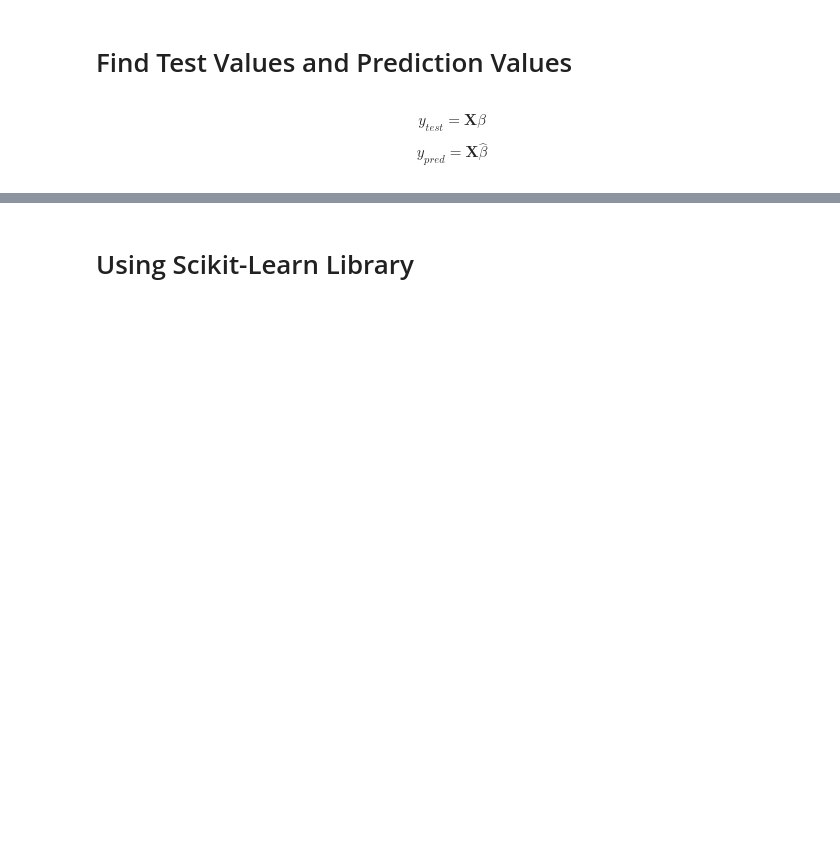
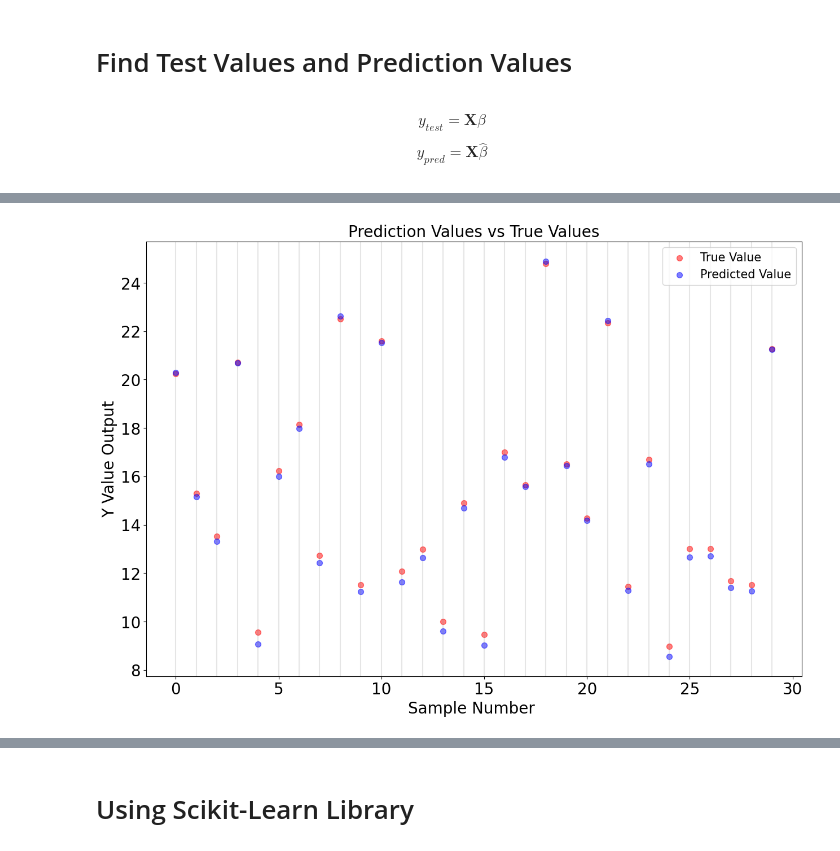
Before and after one commit to ericpena/pena-notes, a Jupyter notebook: content/learning/linear-regression.ipynb, the cells around one changed output, grey strips where cells are left out. Saved outputs shown, nothing was run; the diff lists cells and outputs as text; code cells hidden in the pictures; blank space fills up the shorter version.

```diff
--- a/content/learning/linear-regression.ipynb
+++ b/content/learning/linear-regression.ipynb
@@ -144,3 +173,18 @@ y_pred = X_test @ beta_hat
+# %%
+plt.figure(figsize = (15,10))
+plt.scatter([i for i in range(len(y_test))], y_test, label='True Value', s=50, c='red', alpha=0.5)
+plt.scatter([i for i in range(len(y_pred))], y_pred, label='Predicted Value', s=50, c='blue', alpha=0.5)
+for v in [i for i in range(len(y_pred))]:
+    plt.axvline(x=v, alpha=0.2, color='gray')
+plt.title("Prediction Values vs True Values", fontsize=20)
+plt.xlabel("Sample Number ", fontsize=20)
+plt.ylabel("Y Value Output", fontsize=20)
+plt.xticks(size=20)
+plt.yticks(size=20)
+plt.legend(fontsize=15)
+plt.show()
+# %% [output]
+[figure, added]
 # %%
 plt.figure(figsize = (15,10))
 plt.plot(y_test, 'b.-', label='True Value')
```
Also changed, not shown: parts of 7 cells of this notebook, 27 other files.
